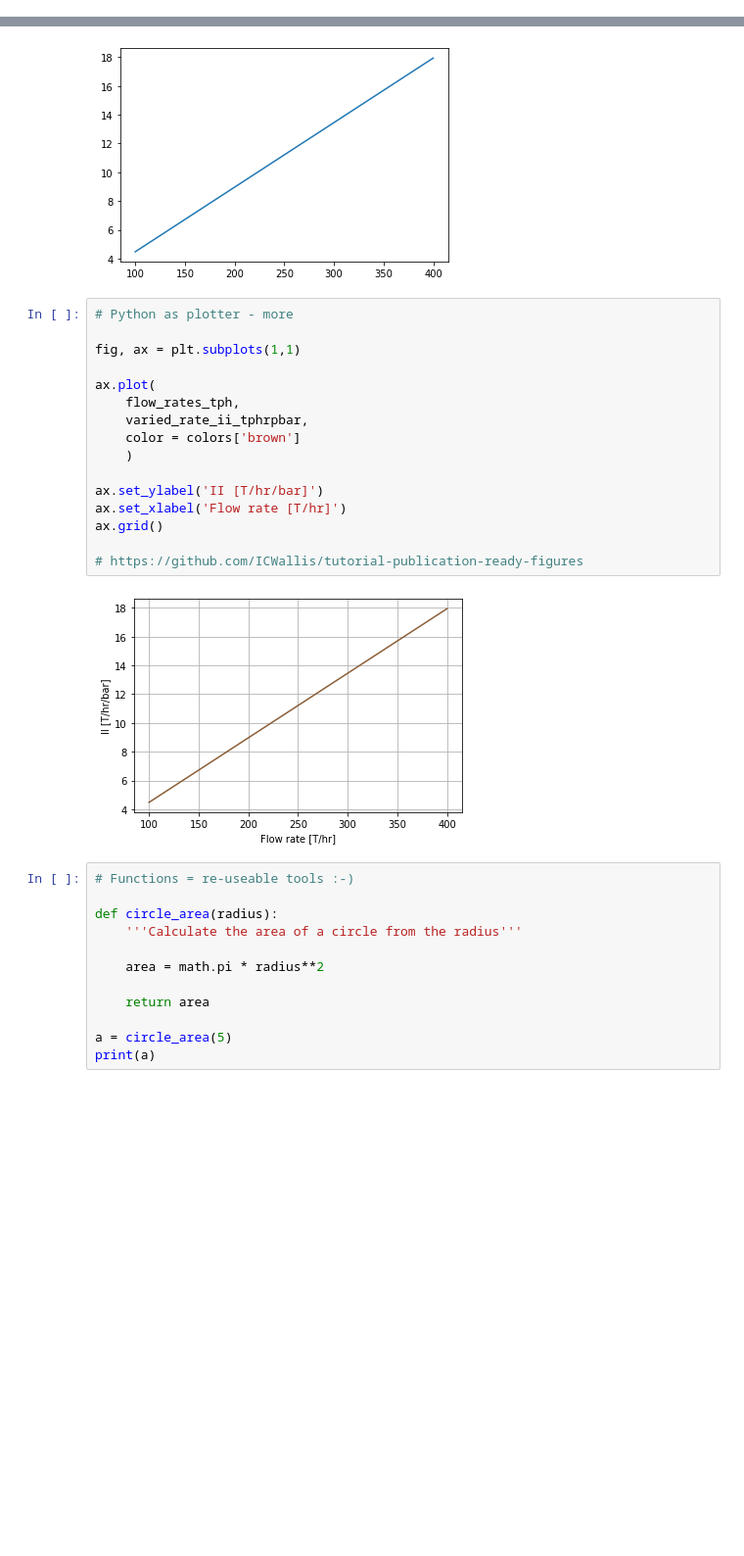
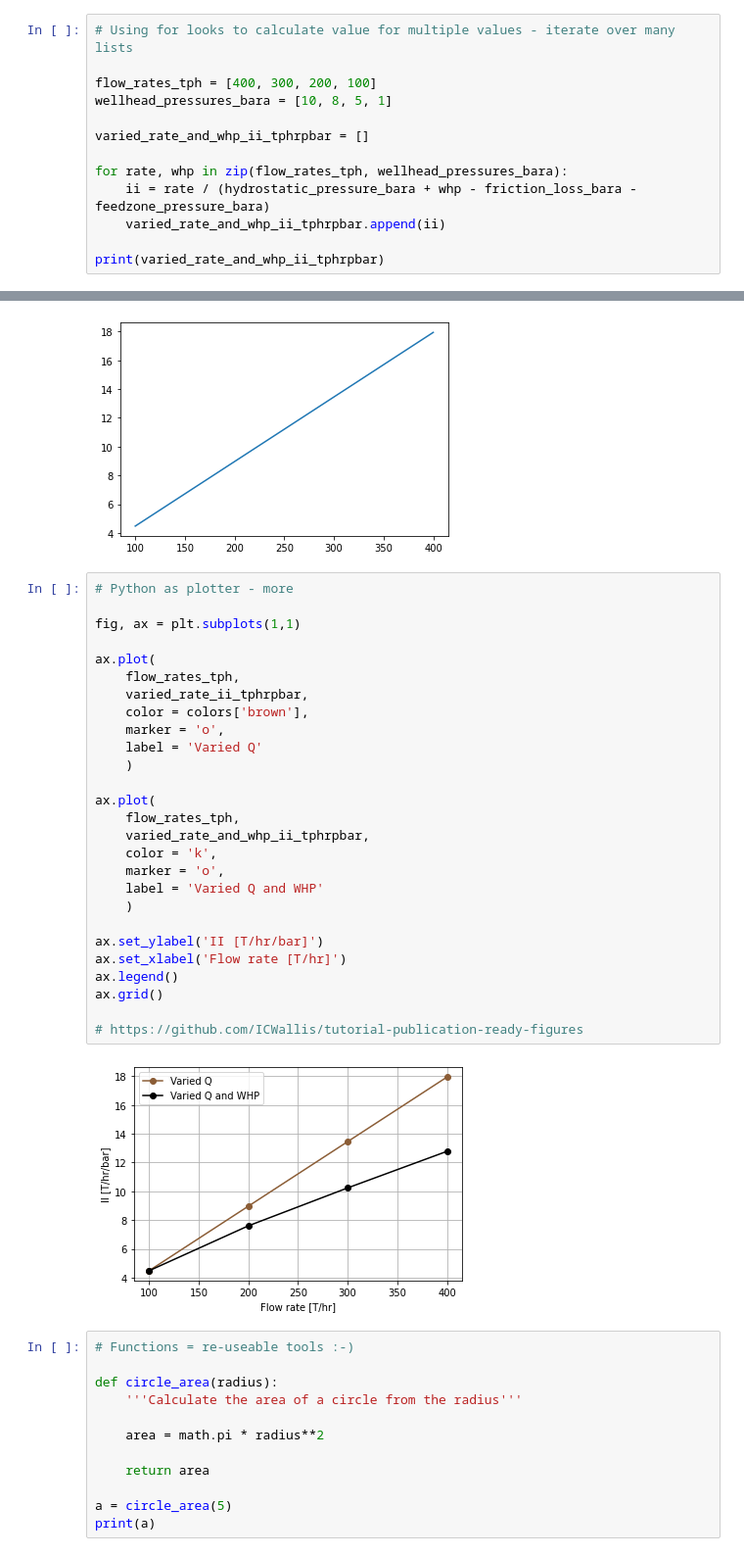
Before and after one commit to ICWallis/Stanford-Geothermal-Python-Sessions--Beginner, a Jupyter notebook: 1-Language-basics.ipynb, the cells around one changed output, grey strips where cells are left out. Shown: that part at 98% size. Drawn from its saved outputs; the diff is of its cells as text; blank space fills up the shorter version.

Commit message:
Expand list examples and plots

```diff
--- a/1-Language-basics.ipynb
+++ b/1-Language-basics.ipynb
@@ -233,3 +236,16 @@ for rate in flow_rates_tph:
 print(varied_rate_ii_tphrpbar)
 # %% [output]
 [17.937219730941706, 13.45291479820628, 8.968609865470853, 4.4843049327354265]
+# %%
+# Using for looks to calculate value for multiple values - iterate over many lists
+
+flow_rates_tph = [400, 300, 200, 100]
+wellhead_pressures_bara = [10, 8, 5, 1]
+
+varied_rate_and_whp_ii_tphrpbar = []
+
+for rate, whp in zip(flow_rates_tph, wellhead_pressures_bara):
+    ii = rate / (hydrostatic_pressure_bara + whp - friction_loss_bara - feedzone_pressure_bara)
+    varied_rate_and_whp_ii_tphrpbar.append(ii)
+
+print(varied_rate_and_whp_ii_tphrpbar)
@@ -243,21 +261,32 @@ plt.plot(flow_rates_tph, varied_rate_ii_tphrpbar)
 # %%
 # Python as plotter - more
 
 fig, ax = plt.subplots(1,1)
 
 ax.plot(
     flow_rates_tph,
     varied_rate_ii_tphrpbar,
-    color = colors['brown']
+    color = colors['brown'],
+    marker = 'o',
+    label = 'Varied Q'
+    )
+
+ax.plot(
+    flow_rates_tph,
+    varied_rate_and_whp_ii_tphrpbar,
+    color = 'k',
+    marker = 'o',
+    label = 'Varied Q and WHP'
     )
 
 ax.set_ylabel('II [T/hr/bar]')
 ax.set_xlabel('Flow rate [T/hr]')
+ax.legend()
 ax.grid()
 
 # https://github.com/ICWallis/tutorial-publication-ready-figures
 # %% [output]
-[figure, old version]
+[figure, new version]
 # %%
 # Functions = re-useable tools :-)
 
```
Also changed, not shown: parts of 3 cells of this notebook.
